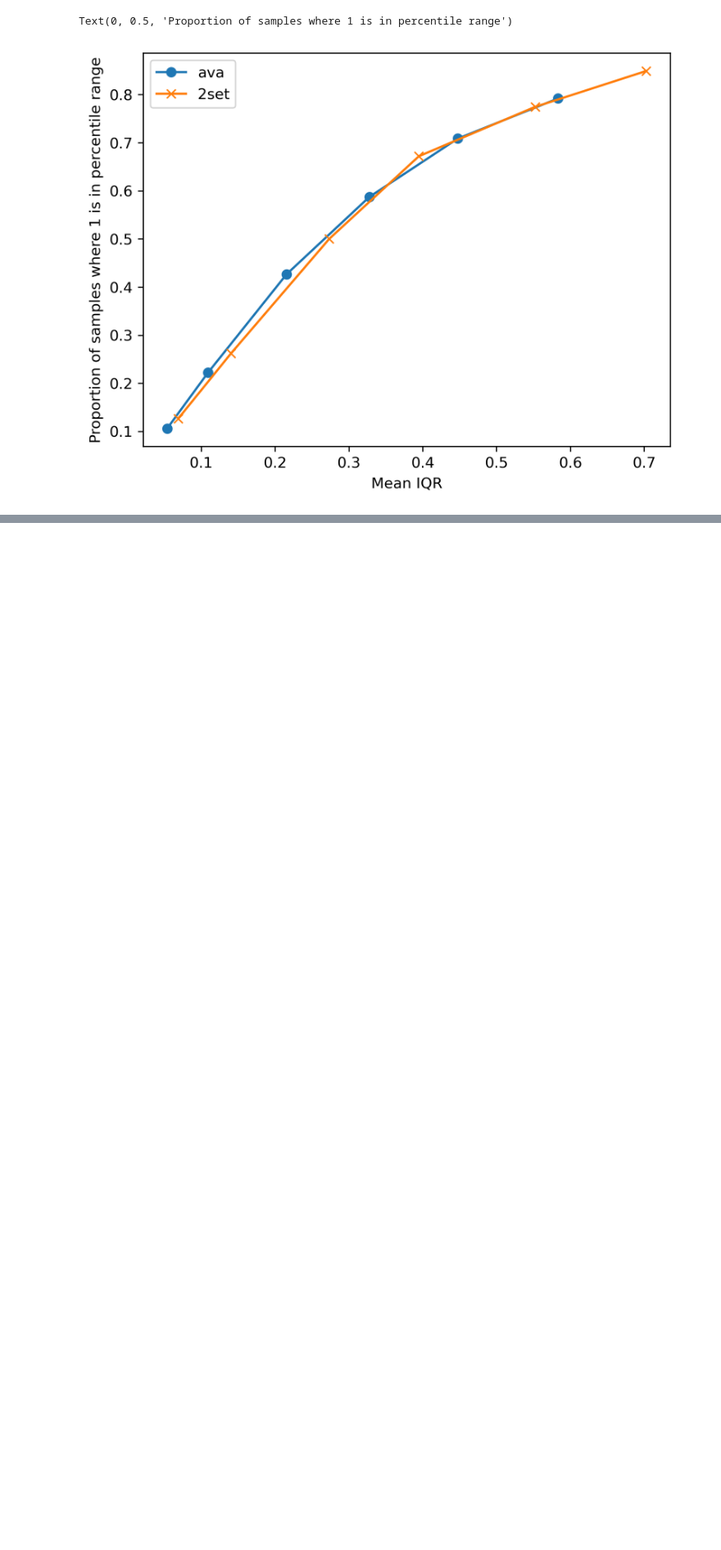
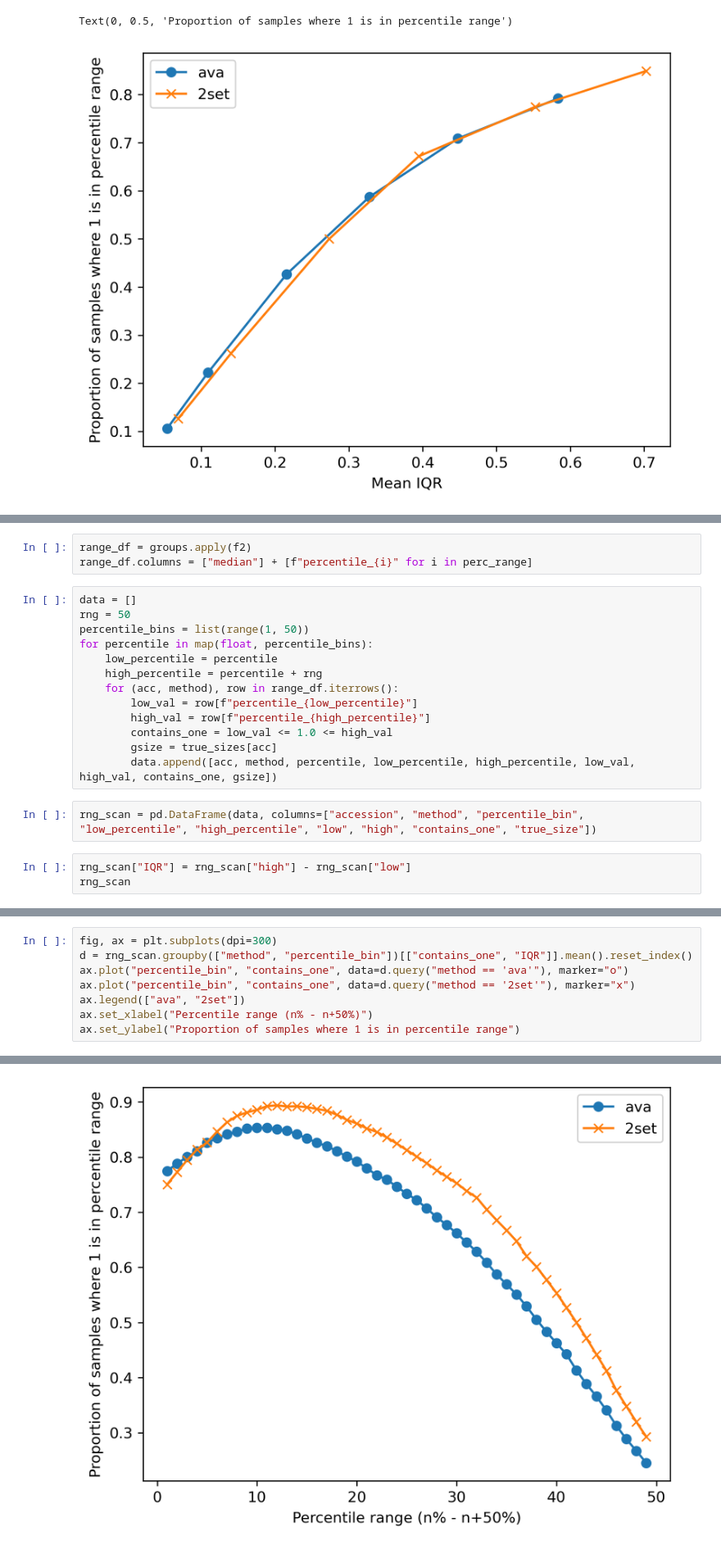
Before and after one commit to mbhall88/lrge, a Jupyter notebook: paper/notebooks/per_read_estimates.ipynb, the cells around one changed output, grey strips where cells are left out. Shown at 82% size. Drawn from its saved outputs; the diff is of its cells as text; blank space fills up the shorter version.

```diff
--- a/paper/notebooks/per_read_estimates.ipynb
+++ b/paper/notebooks/per_read_estimates.ipynb
@@ -241,0 +257,21 @@ Text(0, 0.5, 'Proportion of samples where 1 is in percentile range')
+# %%
+range_df = groups.apply(f2)
+range_df.columns = ["median"] + [f"percentile_{i}" for i in perc_range]
+# %%
+data = []
+rng = 50
+percentile_bins = list(range(1, 50))
+for percentile in map(float, percentile_bins):
+    low_percentile = percentile
+    high_percentile = percentile + rng
+    for (acc, method), row in range_df.iterrows():
+        low_val = row[f"percentile_{low_percentile}"]
+        high_val = row[f"percentile_{high_percentile}"]
+        contains_one = low_val <= 1.0 <= high_val
+        gsize = true_sizes[acc]
+        data.append([acc, method, percentile, low_percentile, high_percentile, low_val, high_val, contains_one, gsize])
+# %%
+rng_scan = pd.DataFrame(data, columns=["accession", "method", "percentile_bin", "low_percentile", "high_percentile", "low", "high", "contains_one", "true_size"])
+# %%
+rng_scan["IQR"] = rng_scan["high"] - rng_scan["low"]
+rng_scan
@@ -241,0 +292,9 @@ Text(0, 0.5, 'Proportion of samples where 1 is in percentile range')
+# %%
+fig, ax = plt.subplots(dpi=300)
+d = rng_scan.groupby(["method", "percentile_bin"])[["contains_one", "IQR"]].mean().reset_index()
+ax.plot("percentile_bin", "contains_one", data=d.query("method == 'ava'"), marker="o")
+ax.plot("percentile_bin", "contains_one", data=d.query("method == '2set'"), marker="x")
+ax.legend(["ava", "2set"])
+ax.set_xlabel("Percentile range (n% - n+50%)")
+ax.set_ylabel("Proportion of samples where 1 is in percentile range")
+# %% [output]
@@ -241,0 +302 @@ Text(0, 0.5, 'Proportion of samples where 1 is in percentile range')
+[figure, added]
```
Also changed, not shown: parts of 6 cells of this notebook, 2 other files.
